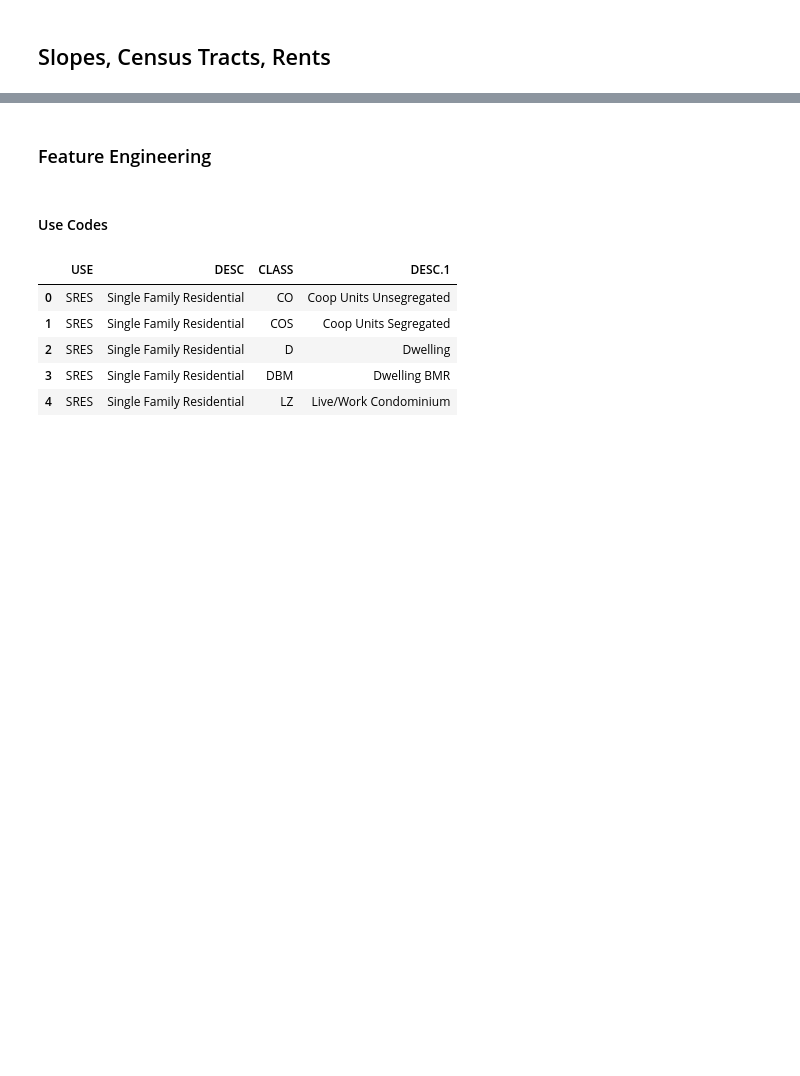
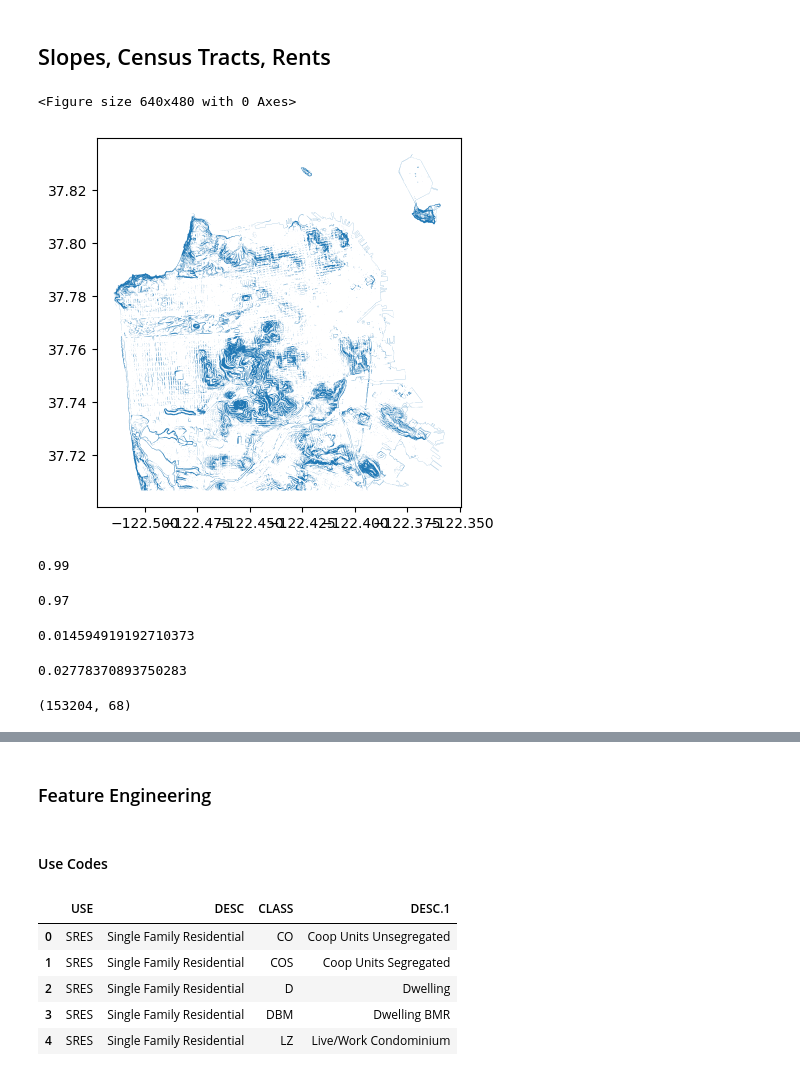
Before and after one commit to sdamerdji/dissertation, a Jupyter notebook: pdev/clean3.ipynb, the cells around one changed output, grey strips where cells are left out. Cells and saved outputs as stored; diff of their text form; code cells hidden in the pictures; blank space fills up the shorter version.

Commit message:
add slope, rent, and census data

```diff
--- a/pdev/clean3.ipynb
+++ b/pdev/clean3.ipynb
@@ -149,3 +135,10 @@ full_df5 = full_df5[full_df5.FBA.notna() &
                     full_df5.ROOMS.notna()]
 # %% [markdown]
 ## Slopes, Census Tracts, Rents
+# %%
+plt.clf()
+slopes.plot()
+plt.show()
+# %% [output]
+<Figure size 640x480 with 0 Axes>
+[figure, added]
@@ -151,0 +147,4 @@ full_df5 = full_df5[full_df5.FBA.notna() &
+# %%
+full_df4_slopes.index_right.isna().mean().round(2)
+# %% [output]
+0.99
@@ -151,0 +153,4 @@ full_df5 = full_df5[full_df5.FBA.notna() &
+# %%
+full_df4_slopes2.index_right.isna().mean().round(2)
+# %% [output]
+0.97
@@ -151,0 +165,8 @@ full_df5 = full_df5[full_df5.FBA.notna() &
+# %%
+full_df4_slopes.steep_lot.mean()
+# %% [output]
+0.014594919192710373
+# %%
+full_df4_slopes2.steep_lot.mean()
+# %% [output]
+0.02778370893750283
@@ -151,0 +178,4 @@ full_df5 = full_df5[full_df5.FBA.notna() &
+# %%
+full_df4_slopes2.shape
+# %% [output]
+(153204, 68)
```
Also changed, not shown: parts of 66 cells of this notebook, 4 other files.
